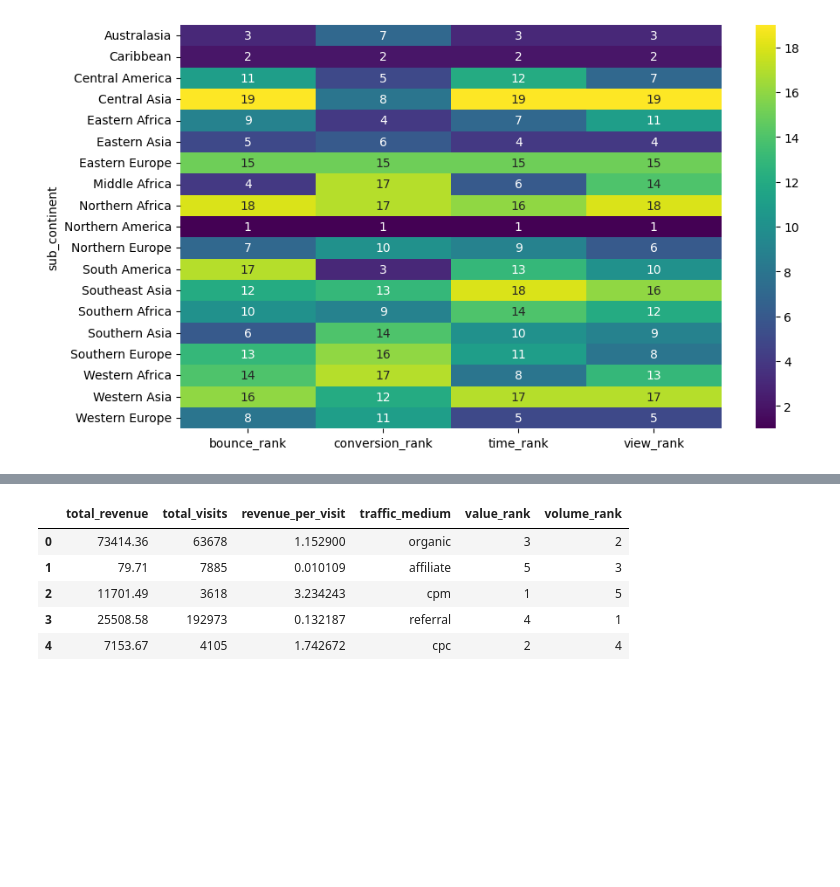
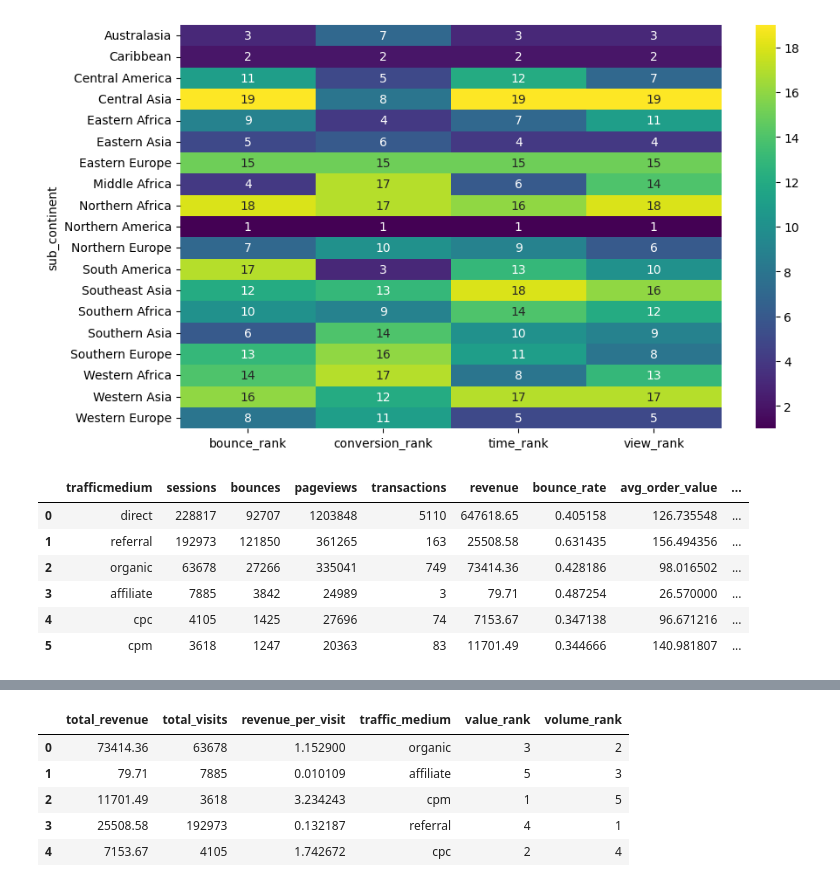
Before and after one commit to IoannisDev/Google-analytics-analysis, a Jupyter notebook: notebooks/notebook01.ipynb, the cells around one changed output, grey strips where cells are left out. Drawn from its saved outputs; the diff is of its cells as text; code cells hidden in the pictures; blank space fills up the shorter version.

```diff
--- a/notebooks/notebook01.ipynb
+++ b/notebooks/notebook01.ipynb
@@ -30,3 +30,19 @@ sns.heatmap(df.pivot_table(values=metrics,index='sub_continent'),annot=True,cmap
 # %% [output]
 <Axes: ylabel='sub_continent'>
 [figure]
+# %%
+medium_df = os.path.join(os.getenv('DATA_DIR'), 'traffic_medium.csv')
+medium_d = pd.read_csv(medium_df)
+medium_d.dropna(inplace=True)
+medium_d['trafficmedium'] = medium_d['trafficmedium'].replace('(none)','direct')
+medium_d['revenue_per_visit']= medium_d['revenue'] / medium_d['pageviews']
+medium_d['pageviews_per_session'] = medium_d['pageviews']/medium_d['sessions']
+medium_d
+# %% [output]
+|  | trafficmedium | sessions | bounces | pageviews | transactions | revenue | bounce_rate | avg_order_value | ... |
+| 0 | direct | 228817 | 92707 | 1203848 | 5110 | 647618.65 | 0.405158 | 126.735548 | ... |
+| 1 | referral | 192973 | 121850 | 361265 | 163 | 25508.58 | 0.631435 | 156.494356 | ... |
+| 2 | organic | 63678 | 27266 | 335041 | 749 | 73414.36 | 0.428186 | 98.016502 | ... |
+| 3 | affiliate | 7885 | 3842 | 24989 | 3 | 79.71 | 0.487254 | 26.570000 | ... |
+| 4 | cpc | 4105 | 1425 | 27696 | 74 | 7153.67 | 0.347138 | 96.671216 | ... |
+| 5 | cpm | 3618 | 1247 | 20363 | 83 | 11701.49 | 0.344666 | 140.981807 | ... |
```
Also changed, not shown: parts of 2 cells of this notebook, 3 other files.
